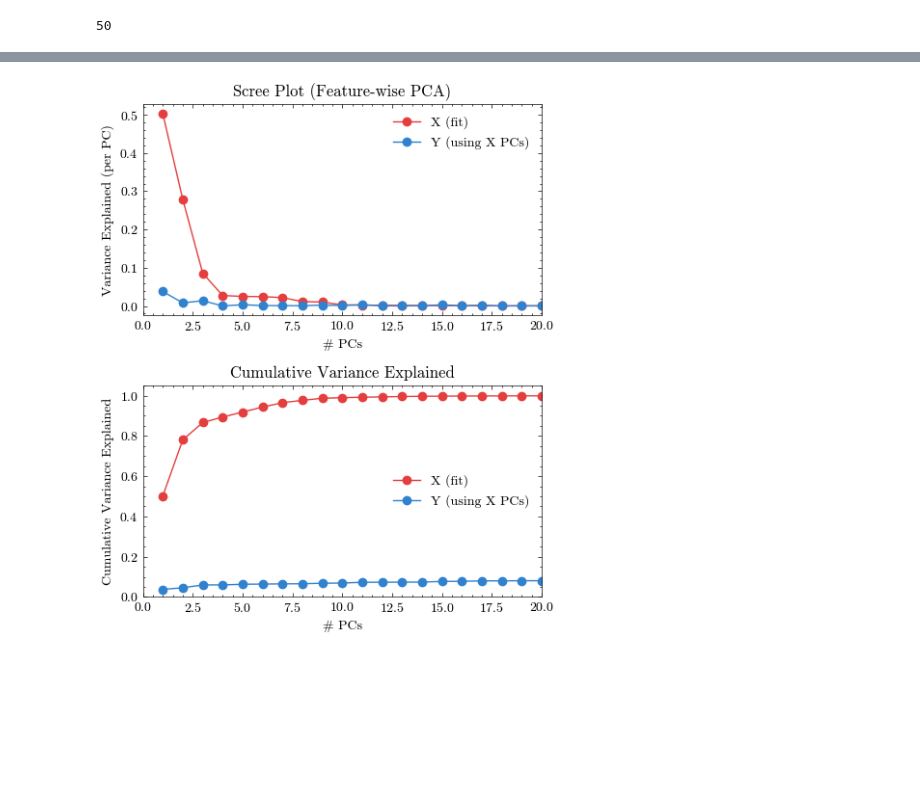
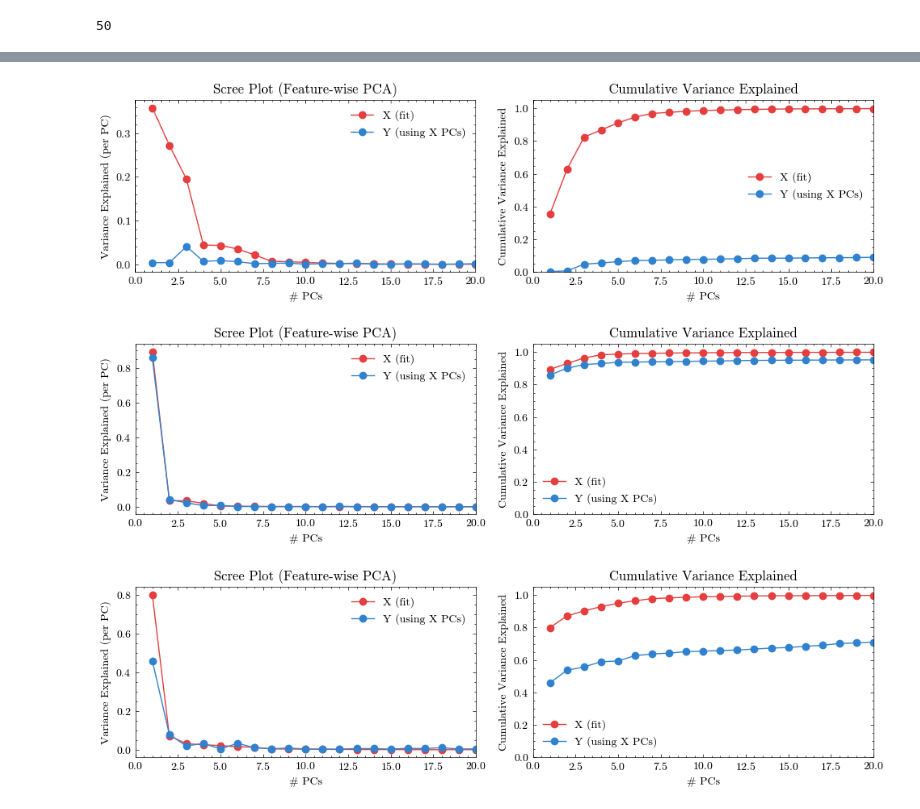
Before and after one commit to AllenInstitute/MultiTaskMPN, a Jupyter notebook: pretraining_analysis.ipynb, the cells around one changed output, grey strips where cells are left out. Saved outputs shown, nothing was run; the diff lists cells and outputs as text; code cells hidden in the pictures; blank space fills up the shorter version.

```diff
--- a/pretraining_analysis.ipynb
+++ b/pretraining_analysis.ipynb
@@ -271,6 +280,18 @@ evr_X, cev_X, evr_Yx, cev_Yx, pca = pca_cross_variance_featurewise(test_task_0_s
 # %%
-evr_X, cev_X, evr_Yx, cev_Yx, pca = pca_cross_variance_featurewise(test_task_1_go_m, test_task_final_go_m,
+_, cev_X_m_resp, _, cev_Yx_m_resp, pca = pca_cross_variance_featurewise(test_task_1_go_m, test_task_final_go_m,
                                                                    n_components=N, plot=True, center_on="X",
-                                                                   X_up=20, name=f"{checkname}_stimulus", datatype="modulation")
+                                                                   X_up=20, name=f"{checkname}_response", datatype="modulation")
 # %% [output]
-[figure, old version]
+[figure, new version]
+# %%
+_, cev_X_m_stim_pre, _, cev_Yx_m_stim_pre, pca = pca_cross_variance_featurewise(test_task_0_stim_m, test_task_final_stim_m,
+                                                                   n_components=N, plot=True, center_on="X",
+                                                                   X_up=20, name=f"{checkname}_stimulus", datatype="modulation_pre")
+# %% [output]
+[figure, added]
+# %%
+_, cev_X_m_resp_pre, _, cev_Yx_m_resp_pre, pca = pca_cross_variance_featurewise(test_task_1_go_m, test_task_final_go_m,
+                                                                   n_components=N, plot=True, center_on="X",
+                                                                   X_up=20, name=f"{checkname}_response", datatype="modulation_pre")
+# %% [output]
+[figure, added]
```
Also changed, not shown: parts of 14 cells of this notebook, 4 other files.
